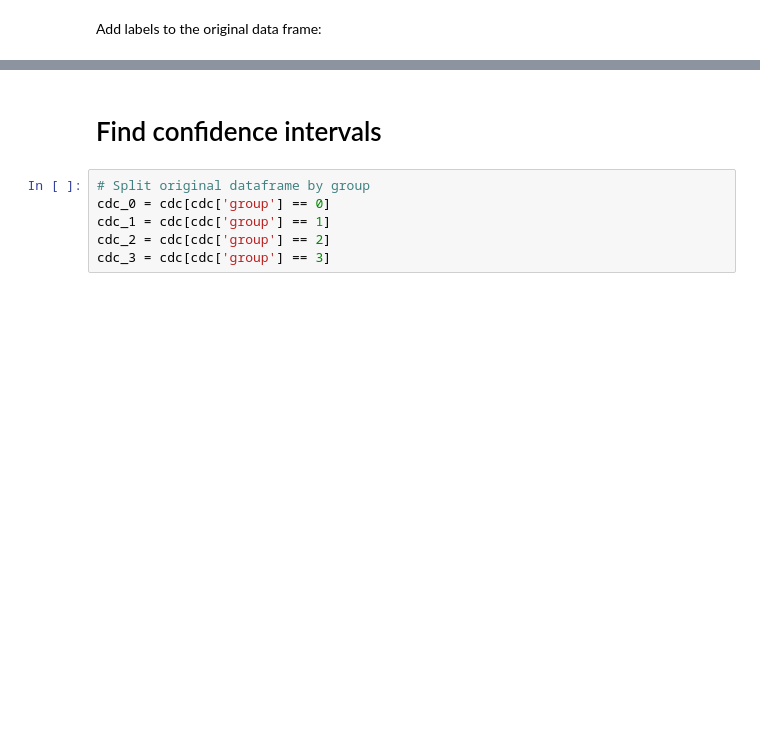
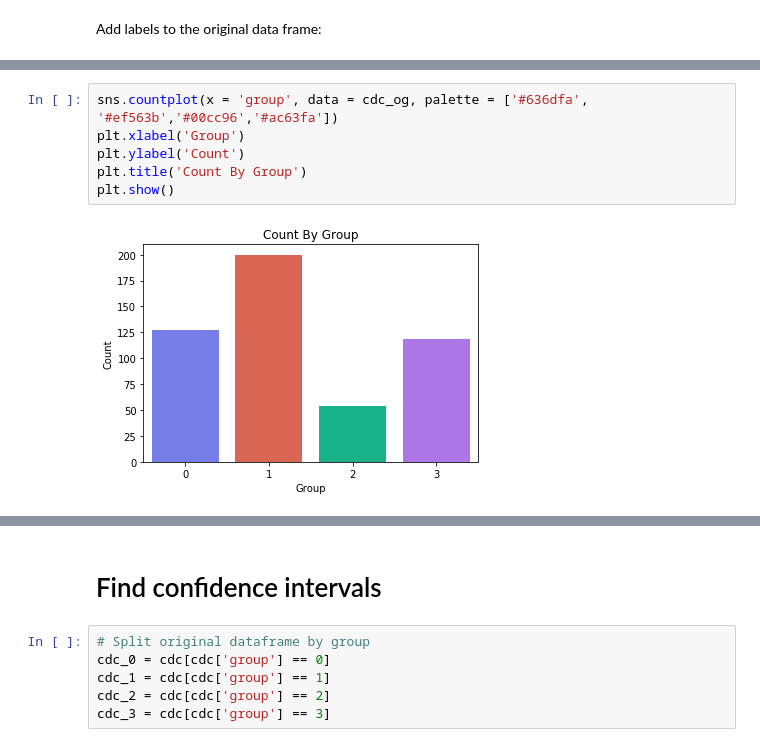
Before and after one commit to rhkhoo/CDC_Health_Clusters, a Jupyter notebook: KMeans.ipynb, the cells around one changed output, grey strips where cells are left out. Drawn from its saved outputs; the diff is of its cells as text; blank space fills up the shorter version.

```diff
--- a/KMeans.ipynb
+++ b/KMeans.ipynb
@@ -195,0 +195,8 @@ See the caveats in the documentation: https://pandas.pydata.org/pandas-docs/stab
+# %%
+sns.countplot(x = 'group', data = cdc_og, palette = ['#636dfa', '#ef563b','#00cc96','#ac63fa'])
+plt.xlabel('Group')
+plt.ylabel('Count')
+plt.title('Count By Group')
+plt.show()
+# %% [output]
+[figure, added]
```
Also changed, not shown: parts of 9 cells of this notebook, 4 other files.
